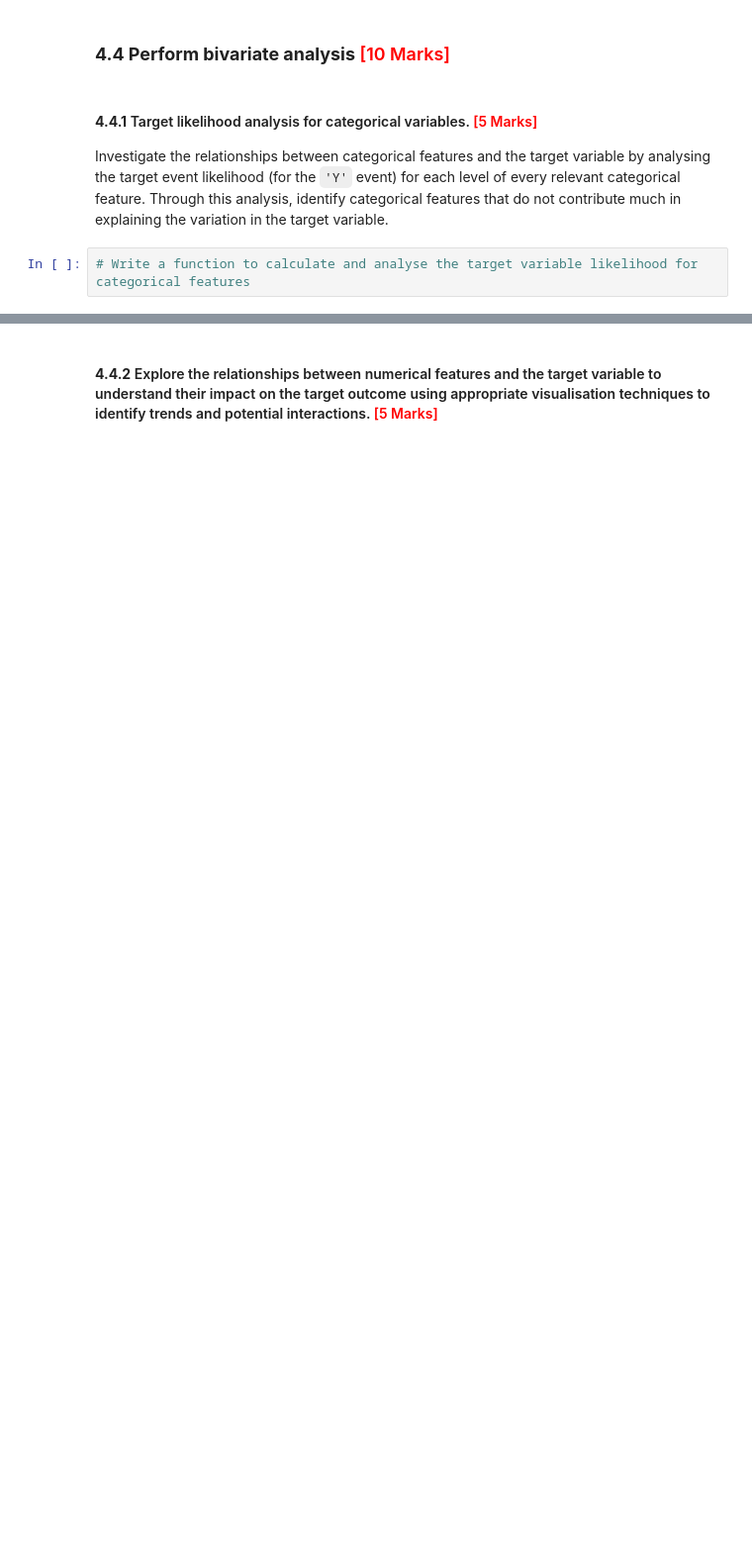
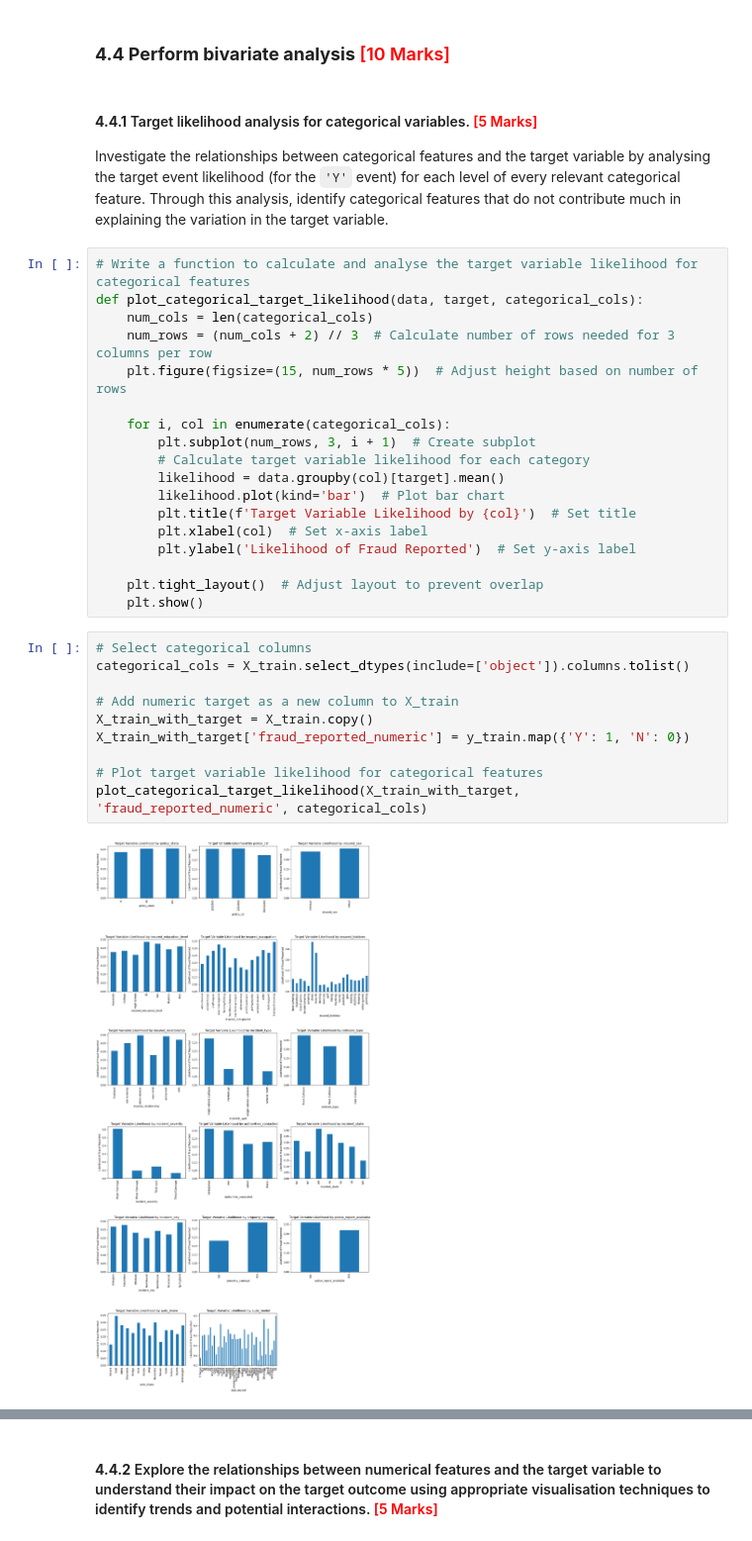
Before and after one commit to VFulara/Fraudulent-Claim-Detection, a Jupyter notebook: Fraudulent_Claim_Detection_Starter.ipynb, the cells around one changed output, grey strips where cells are left out. Shown at 99% size. Saved outputs shown, nothing was run; the diff lists cells and outputs as text; blank space fills up the shorter version.

```diff
--- a/Fraudulent_Claim_Detection_Starter.ipynb
+++ b/Fraudulent_Claim_Detection_Starter.ipynb
@@ -627,5 +627,33 @@ plt.show()
 # %% [markdown]
 #### **4.4.1** Target likelihood analysis for categorical variables. <font color="red">[5 Marks]</font>
 Investigate the relationships between categorical features and the target variable by analysing the target event likelihood (for the `'Y'` event) for each level of every relevant categorical feature. Through this analysis, identify categorical features that do not contribute much in explaining the variation in the target variable.
-# %%
-# Write a function to calculate and analyse the target variable likelihood for categorical features
+# %%
+# Write a function to calculate and analyse the target variable likelihood for categorical features
+def plot_categorical_target_likelihood(data, target, categorical_cols):
+    num_cols = len(categorical_cols)
+    num_rows = (num_cols + 2) // 3  # Calculate number of rows needed for 3 columns per row
+    plt.figure(figsize=(15, num_rows * 5))  # Adjust height based on number of rows
+
+    for i, col in enumerate(categorical_cols):
+        plt.subplot(num_rows, 3, i + 1)  # Create subplot
+        # Calculate target variable likelihood for each category
+        likelihood = data.groupby(col)[target].mean()
+        likelihood.plot(kind='bar')  # Plot bar chart
+        plt.title(f'Target Variable Likelihood by {col}')  # Set title
+        plt.xlabel(col)  # Set x-axis label
+        plt.ylabel('Likelihood of Fraud Reported')  # Set y-axis label
+
+    plt.tight_layout()  # Adjust layout to prevent overlap
+    plt.show()
+# %%
+# Select categorical columns
+categorical_cols = X_train.select_dtypes(include=['object']).columns.tolist()
+
+# Add numeric target as a new column to X_train
+X_train_with_target = X_train.copy()
+X_train_with_target['fraud_reported_numeric'] = y_train.map({'Y': 1, 'N': 0})
+
+# Plot target variable likelihood for categorical features
+plot_categorical_target_likelihood(X_train_with_target, 'fraud_reported_numeric', categorical_cols)
+# %% [output]
+[figure, added]
```
Also changed, not shown: parts of 19 cells of this notebook.
